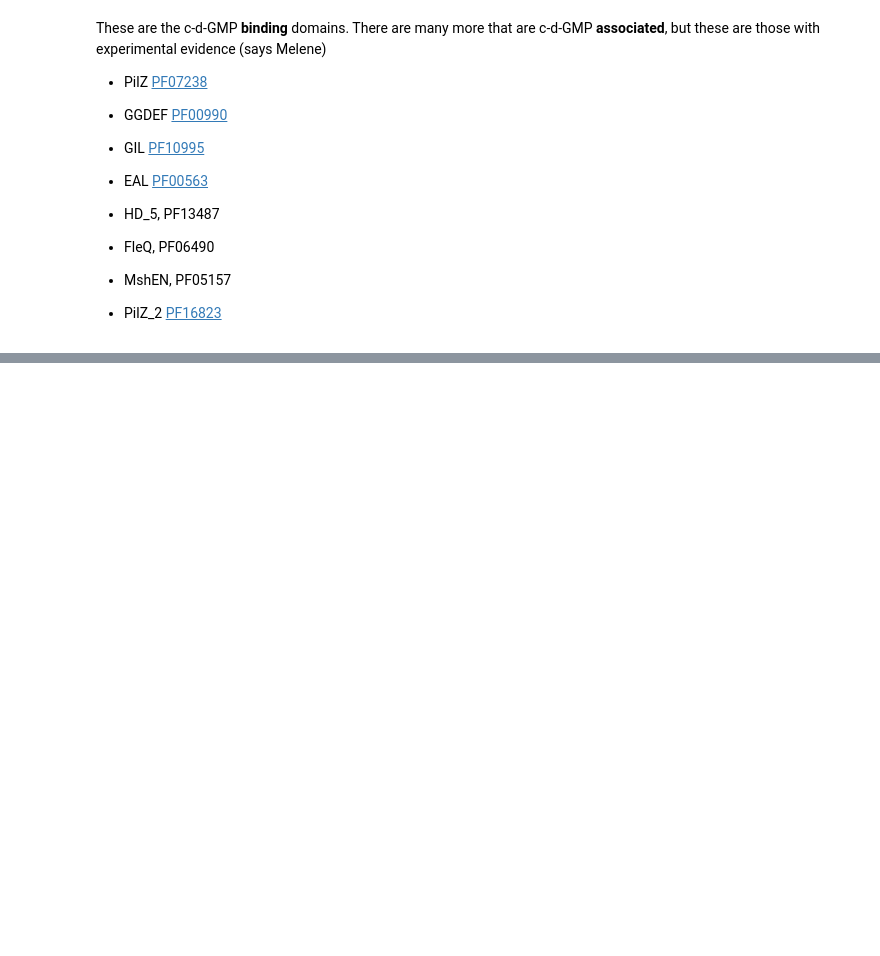
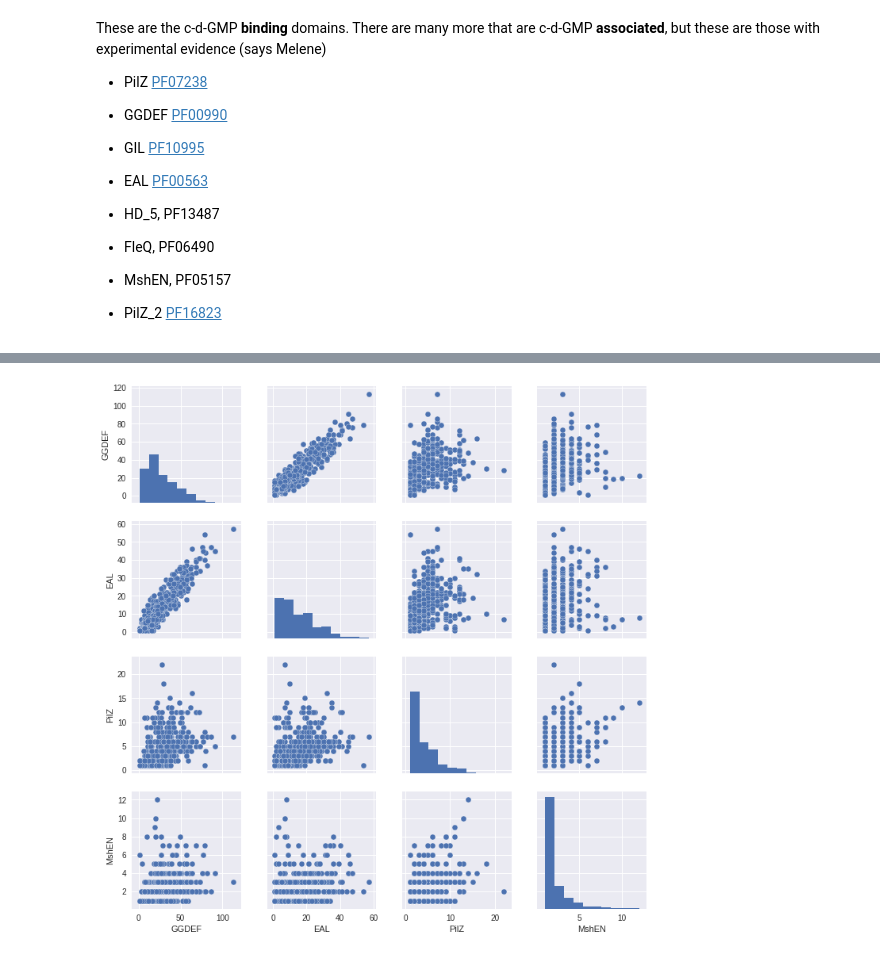
Before and after one commit to littleblackfish/c-di-GMP, a Jupyter notebook: main_analysis.ipynb, the cells around one changed output, grey strips where cells are left out. Cells and saved outputs as stored; diff of their text form; code cells hidden in the pictures; blank space fills up the shorter version.

```diff
--- a/main_analysis.ipynb
+++ b/main_analysis.ipynb
@@ -194,0 +138,4 @@ def fancy_dendrogram(*args, **kwargs):
+# %%
+seaborn.pairplot(data[domains]);
+# %% [output]
+[figure, added]
```
Also changed, not shown: parts of 49 cells of this notebook.
